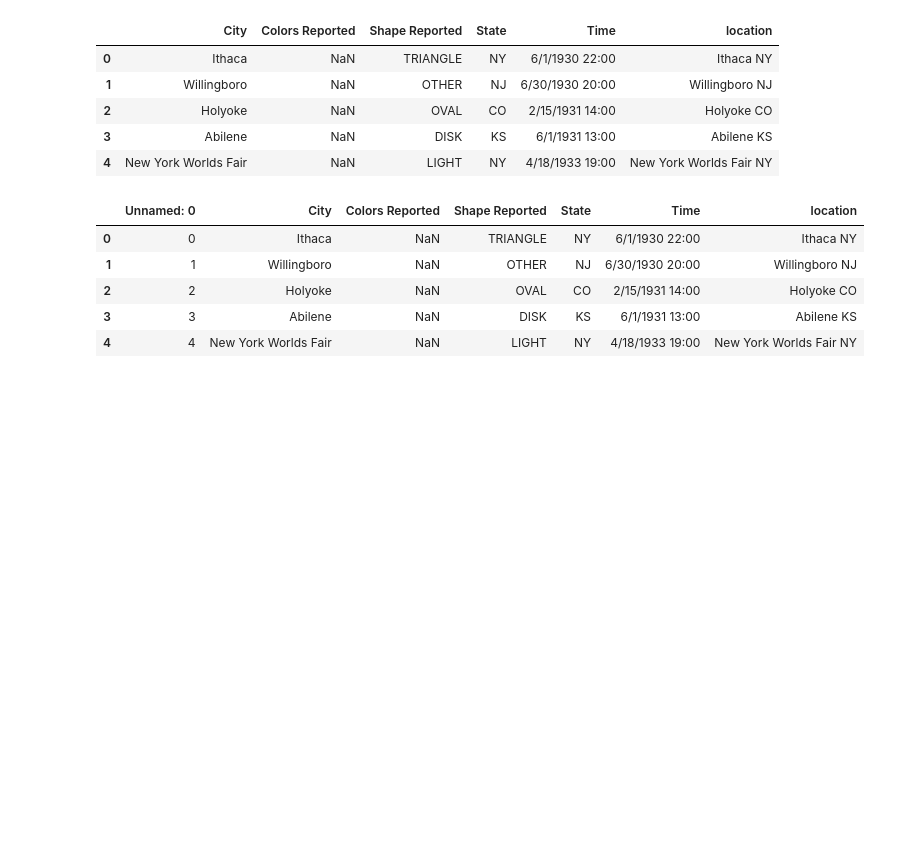
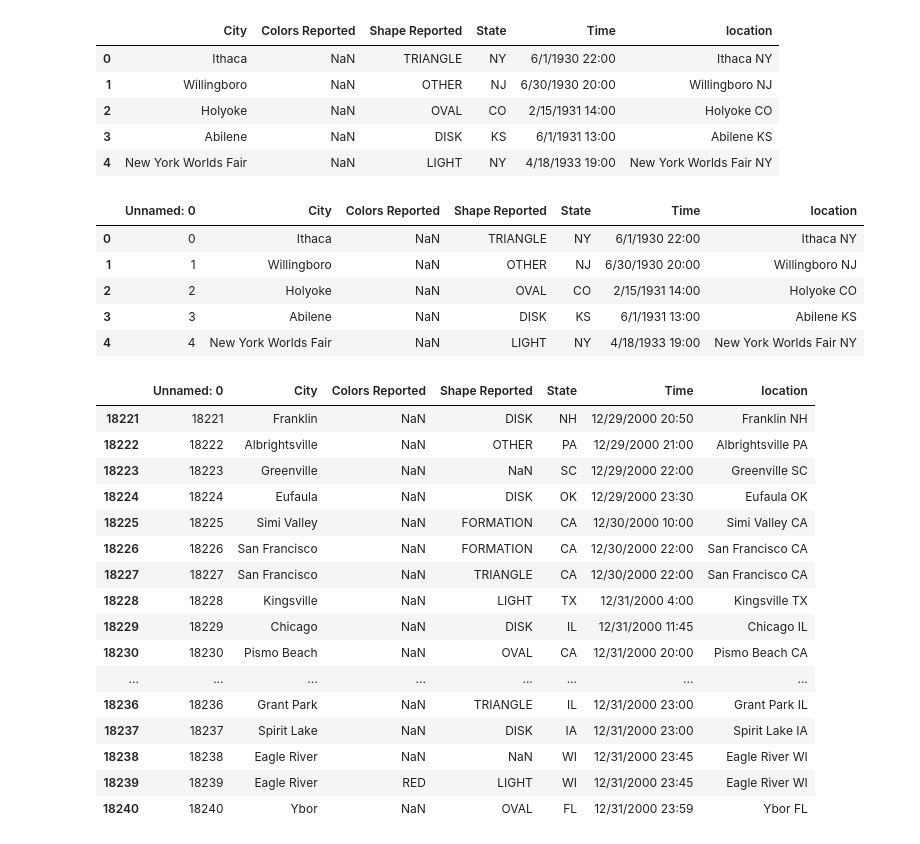
Before and after one commit to MohamedGamal-Ahmed/Ai_Amit_Diploma, a Jupyter notebook: Amit_82.ipynb, the cells around one changed output. Saved outputs shown, nothing was run; the diff lists cells and outputs as text; code cells hidden in the pictures; blank space fills up the shorter version.

```diff
--- a/Amit_82.ipynb
+++ b/Amit_82.ipynb
@@ -1104,3 +1104,24 @@ new_file.head()  # Display the first few rows of the newly created CSV file
 | 2 | 2 | Holyoke | NaN | OVAL | CO | 2/15/1931 14:00 | Holyoke CO |
 | 3 | 3 | Abilene | NaN | DISK | KS | 6/1/1931 13:00 | Abilene KS |
 | 4 | 4 | New York Worlds Fair | NaN | LIGHT | NY | 4/18/1933 19:00 | New York Worlds Fair NY |
+# %%
+new_file.head(20)  # Display the first 20 rows of the newly created CSV file
+new_file.tail(20)  # Display the last 20 rows of the newly created CSV
+# %% [output]
+|  | Unnamed: 0 | City | Colors Reported | Shape Reported | State | Time | location |
+| 18221 | 18221 | Franklin | NaN | DISK | NH | 12/29/2000 20:50 | Franklin NH |
+| 18222 | 18222 | Albrightsville | NaN | OTHER | PA | 12/29/2000 21:00 | Albrightsville PA |
+| 18223 | 18223 | Greenville | NaN | NaN | SC | 12/29/2000 22:00 | Greenville SC |
+| 18224 | 18224 | Eufaula | NaN | DISK | OK | 12/29/2000 23:30 | Eufaula OK |
+| 18225 | 18225 | Simi Valley | NaN | FORMATION | CA | 12/30/2000 10:00 | Simi Valley CA |
+| 18226 | 18226 | San Francisco | NaN | FORMATION | CA | 12/30/2000 22:00 | San Francisco CA |
+| 18227 | 18227 | San Francisco | NaN | TRIANGLE | CA | 12/30/2000 22:00 | San Francisco CA |
+| 18228 | 18228 | Kingsville | NaN | LIGHT | TX | 12/31/2000 4:00 | Kingsville TX |
+| 18229 | 18229 | Chicago | NaN | DISK | IL | 12/31/2000 11:45 | Chicago IL |
+| 18230 | 18230 | Pismo Beach | NaN | OVAL | CA | 12/31/2000 20:00 | Pismo Beach CA |
+| ... | ... | ... | ... | ... | ... | ... | ... |
+| 18236 | 18236 | Grant Park | NaN | TRIANGLE | IL | 12/31/2000 23:00 | Grant Park IL |
+| 18237 | 18237 | Spirit Lake | NaN | DISK | IA | 12/31/2000 23:00 | Spirit Lake IA |
+| 18238 | 18238 | Eagle River | NaN | NaN | WI | 12/31/2000 23:45 | Eagle River WI |
+| 18239 | 18239 | Eagle River | RED | LIGHT | WI | 12/31/2000 23:45 | Eagle River WI |
+| 18240 | 18240 | Ybor | NaN | OVAL | FL | 12/31/2000 23:59 | Ybor FL |
```
Also changed, not shown: parts of 1 cell of this notebook, 3 other files.
